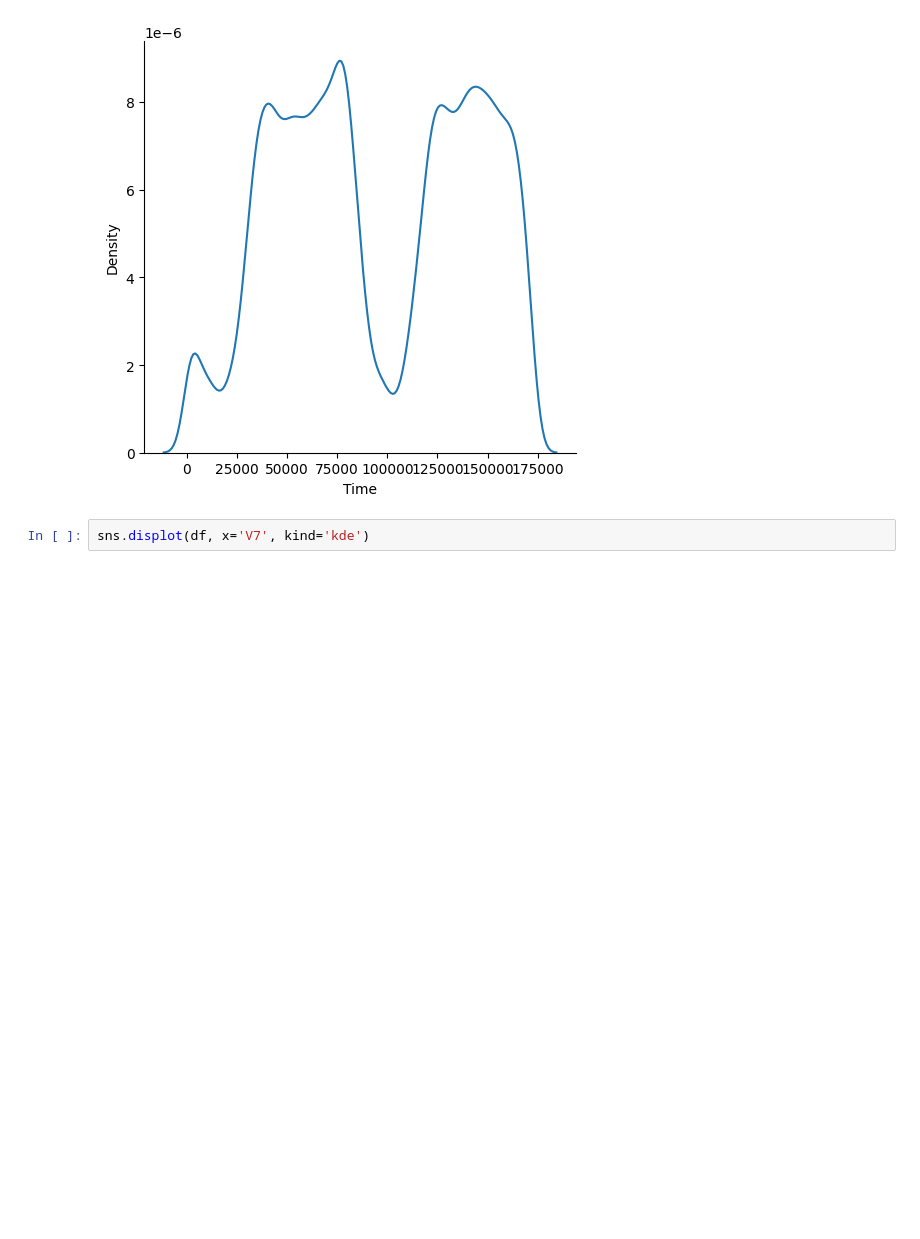
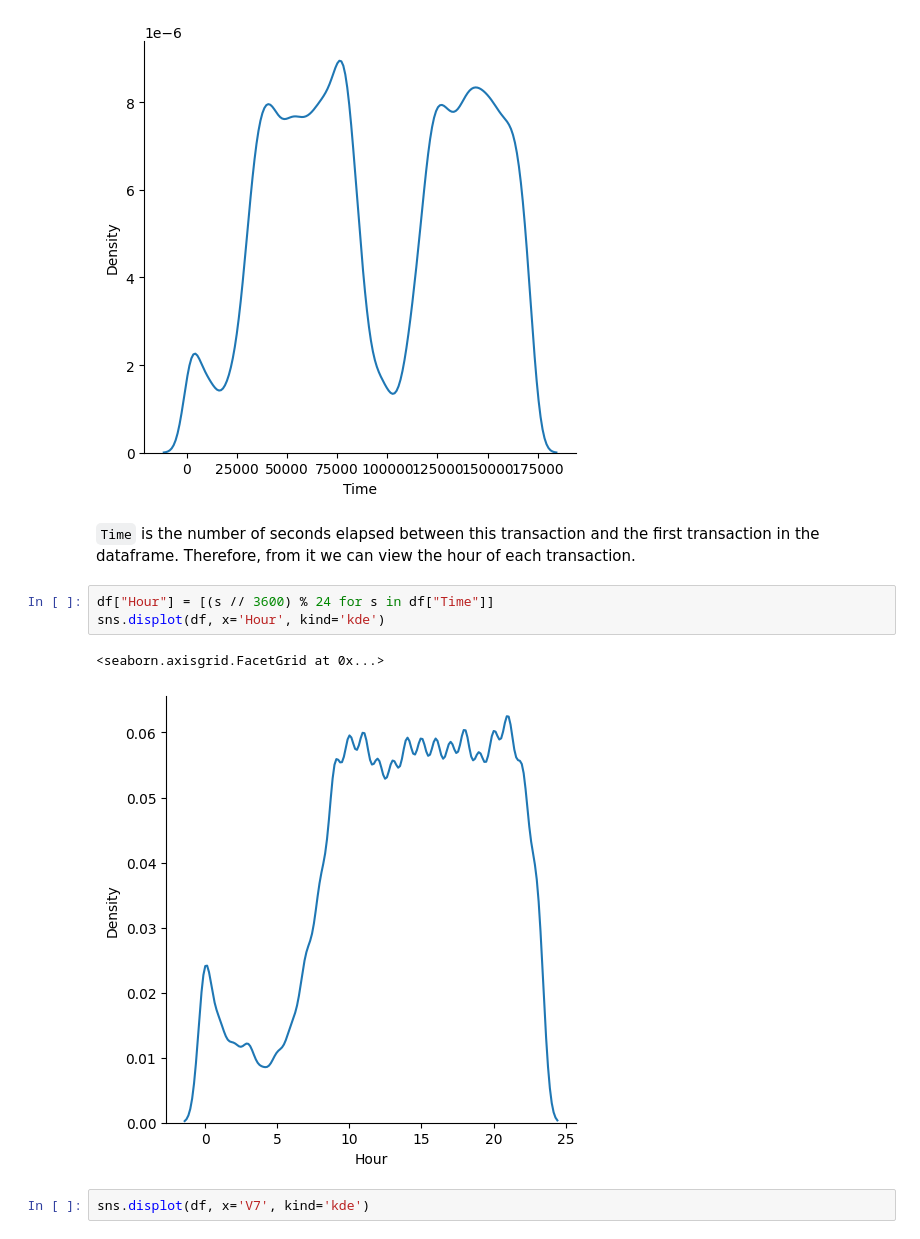
Before and after one commit to aceline0/ECS-171---Group-Project, a Jupyter notebook: code/dataProcess.ipynb, the cells around one changed output. Cells and saved outputs as stored; diff of their text form; blank space fills up the shorter version.

```diff
--- a/code/dataProcess.ipynb
+++ b/code/dataProcess.ipynb
@@ -84,6 +109,14 @@ sns.displot(df, x='Time', kind='kde')
 # %% [output]
 <seaborn.axisgrid.FacetGrid at 0x...>
 [figure]
+# %% [markdown]
+`Time` is the number of seconds elapsed between this transaction and the first transaction in the dataframe. Therefore, from it we can view the hour of each transaction.
+# %%
+df["Hour"] = [(s // 3600) % 24 for s in df["Time"]]
+sns.displot(df, x='Hour', kind='kde')
+# %% [output]
+<seaborn.axisgrid.FacetGrid at 0x...>
+[figure, added]
 # %%
 sns.displot(df, x='V7', kind='kde')
 # %% [output]
```
Also changed, not shown: parts of 15 cells of this notebook.
